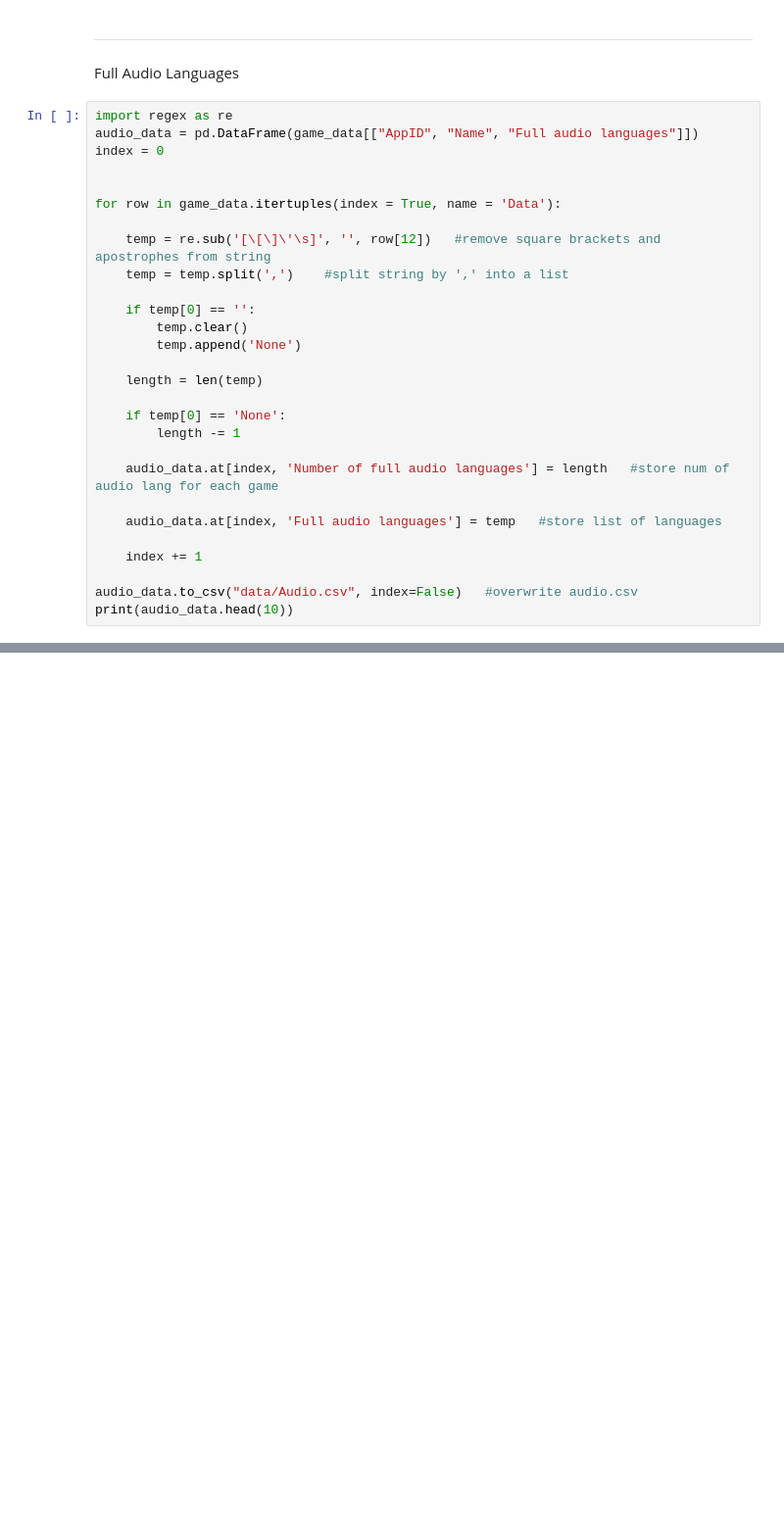
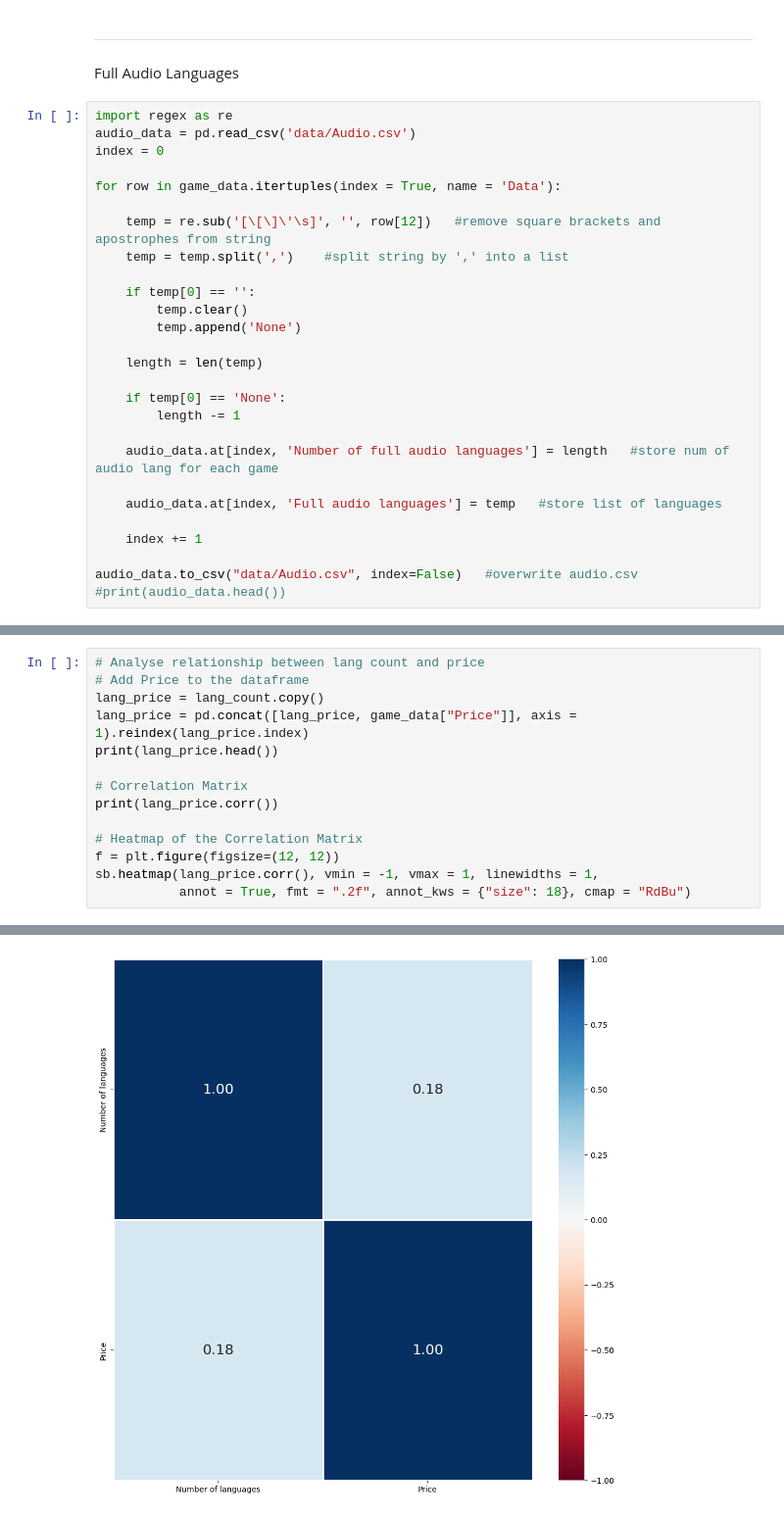
Before and after one commit to CollCyx/SC1015-Mini-Project, a Jupyter notebook: ExploratoryAnalysis.ipynb, the cells around one changed output, grey strips where cells are left out. Shown at 98% size. Saved outputs shown, nothing was run; the diff lists cells and outputs as text; blank space fills up the shorter version.

```diff
--- a/ExploratoryAnalysis.ipynb
+++ b/ExploratoryAnalysis.ipynb
@@ -133,9 +133,8 @@ Price         0.078094  1.000000
 Full Audio Languages
 # %%
 import regex as re
-audio_data = pd.DataFrame(game_data[["AppID", "Name", "Full audio languages"]])
+audio_data = pd.read_csv('data/Audio.csv')
 index = 0
-
 
 for row in game_data.itertuples(index = True, name = 'Data'):
 
@@ -158,4 +157,4 @@ for row in game_data.itertuples(index = True, name = 'Data'):
     index += 1
 
 audio_data.to_csv("data/Audio.csv", index=False)   #overwrite audio.csv
-print(audio_data.head(10))
+#print(audio_data.head())
@@ -328,0 +379,15 @@ Name: None, dtype: float64
+# %%
+# Analyse relationship between lang count and price
+# Add Price to the dataframe
+lang_price = lang_count.copy()
+lang_price = pd.concat([lang_price, game_data["Price"]], axis = 1).reindex(lang_price.index)
+print(lang_price.head())
+
+# Correlation Matrix
+print(lang_price.corr())
+
+# Heatmap of the Correlation Matrix
+f = plt.figure(figsize=(12, 12))
+sb.heatmap(lang_price.corr(), vmin = -1, vmax = 1, linewidths = 1,
+           annot = True, fmt = ".2f", annot_kws = {"size": 18}, cmap = "RdBu")
+# %% [output]
@@ -328,0 +404 @@ Name: None, dtype: float64
+[figure, added]
```
Also changed, not shown: parts of 12 cells of this notebook, 10 other files.
